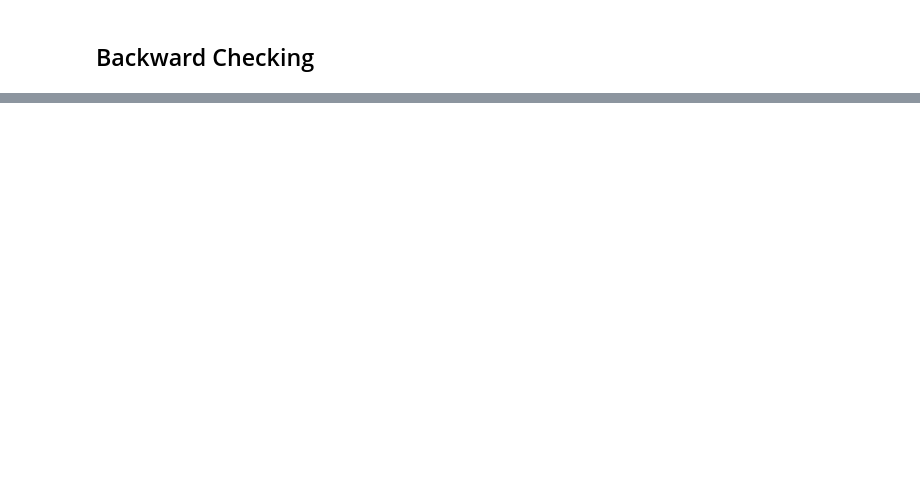
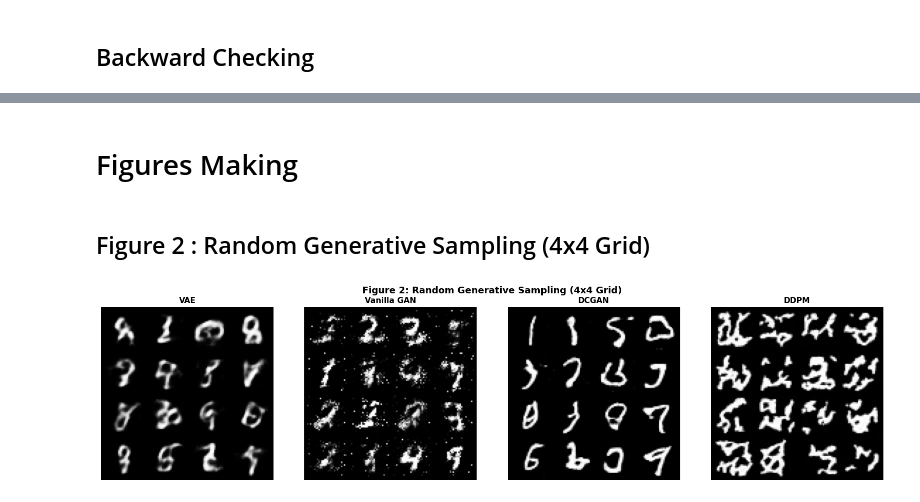
Before and after one commit to EdwinAntoniee/Tugas07_GenerativeModels_2802397306, a Jupyter notebook: stage1_classifier.ipynb, the cells around one changed output, grey strips where cells are left out. Drawn from its saved outputs; the diff is of its cells as text; code cells hidden in the pictures; blank space fills up the shorter version.

Commit message:
feat: complete generative models experiments, figures, and evaluation metrics

```diff
--- a/stage1_classifier.ipynb
+++ b/stage1_classifier.ipynb
@@ -878,0 +882,45 @@ plt.show()
+# %% [markdown]
+# Figures Making
+# %% [markdown]
+## Figure 2 : Random Generative Sampling (4x4 Grid)
+# %%
+fig2, axes = plt.subplots(1, 4, figsize=(16, 4))
+with torch.no_grad():
+    z_vae = torch.randn(16, 64, device=device)
+    gen_vae = denorm(model_vae.decode(z_vae)).cpu()
+
+    z_vgan = torch.randn(16, 64, device=device)
+    gen_vgan = denorm(v_gen(z_vgan)).cpu()
+
+    z_dc = torch.randn(16, 100, device=device)
+    gen_dcgan = denorm(dc_gen(z_dc)).cpu()
+
+    x_curr = torch.randn(16, 1, 28, 28, device=device)
+    for step in reversed(range(0, 300)):
+        t_batch = torch.full((16,), step, device=device, dtype=torch.long)
+        pred_eps = diff_model(x_curr, t_batch)
+        alpha_t = ddpm_helper.alpha[step]
+        alpha_bar_t = ddpm_helper.alpha_bar[step]
+        noise_z = torch.randn_like(x_curr) if step > 0 else 0
+        sigma_t = torch.sqrt(ddpm_helper.beta[step])
+        x_curr = (1 / torch.sqrt(alpha_t)) * (x_curr - ((1 - alpha_t) / torch.sqrt(1 - alpha_bar_t)) * pred_eps) + sigma_t * noise_z
+    gen_ddpm = denorm(x_curr).cpu()
+
+panels = [
+    ("VAE", gen_vae),
+    ("Vanilla GAN", gen_vgan),
+    ("DCGAN", gen_dcgan),
+    ("DDPM", gen_ddpm)
+]
+for idx, (title, grid_data) in enumerate(panels):
+    grid = make_grid(grid_data, nrow=4, padding=2)
+    axes[idx].imshow(grid.permute(1, 2, 0).numpy())
+    axes[idx].set_title(title, fontsize=11, fontweight='bold')
+    axes[idx].axis('off')
+
+plt.suptitle("Figure 2: Random Generative Sampling (4x4 Grid)", fontsize=13, fontweight='bold')
+plt.tight_layout()
+plt.savefig("2_generative_sampling.png", dpi=300)
+plt.show()
+# %% [output]
+[figure, added]
```
Also changed, not shown: parts of 25 cells of this notebook, 6 other files.
